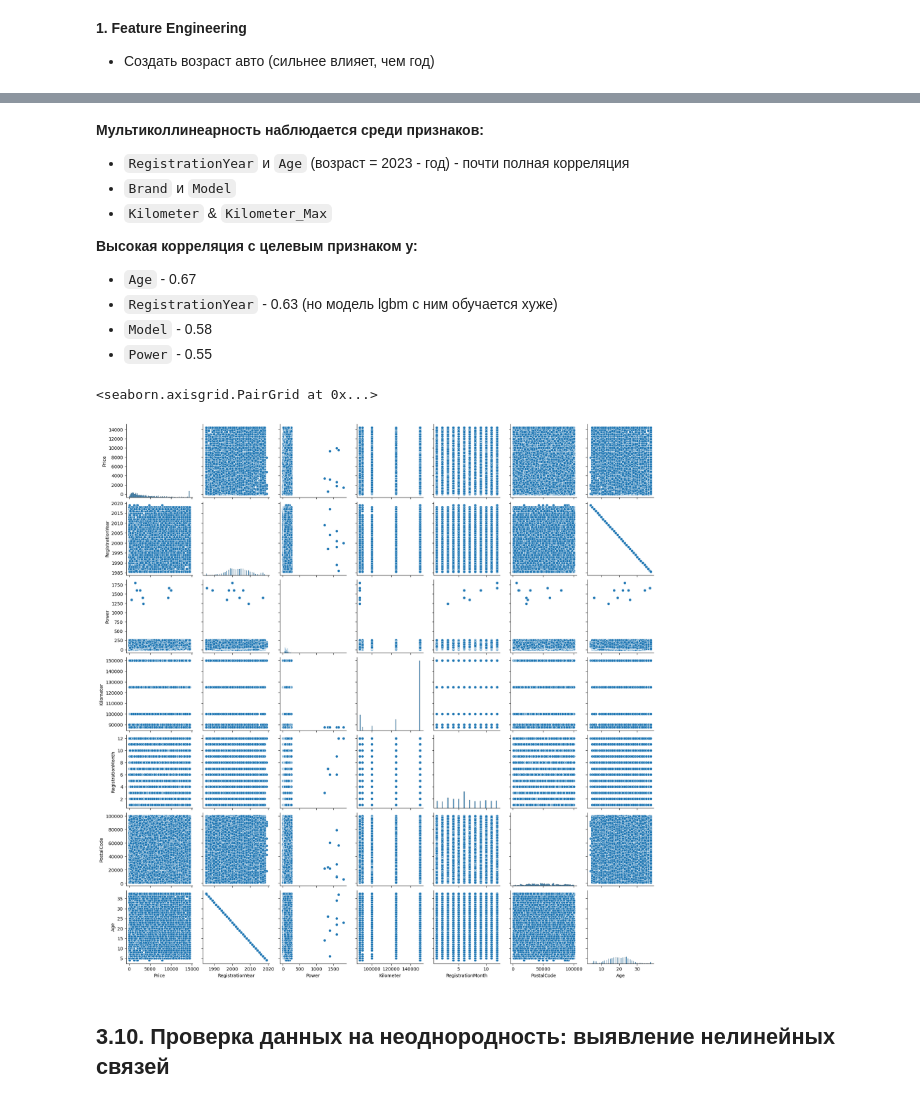
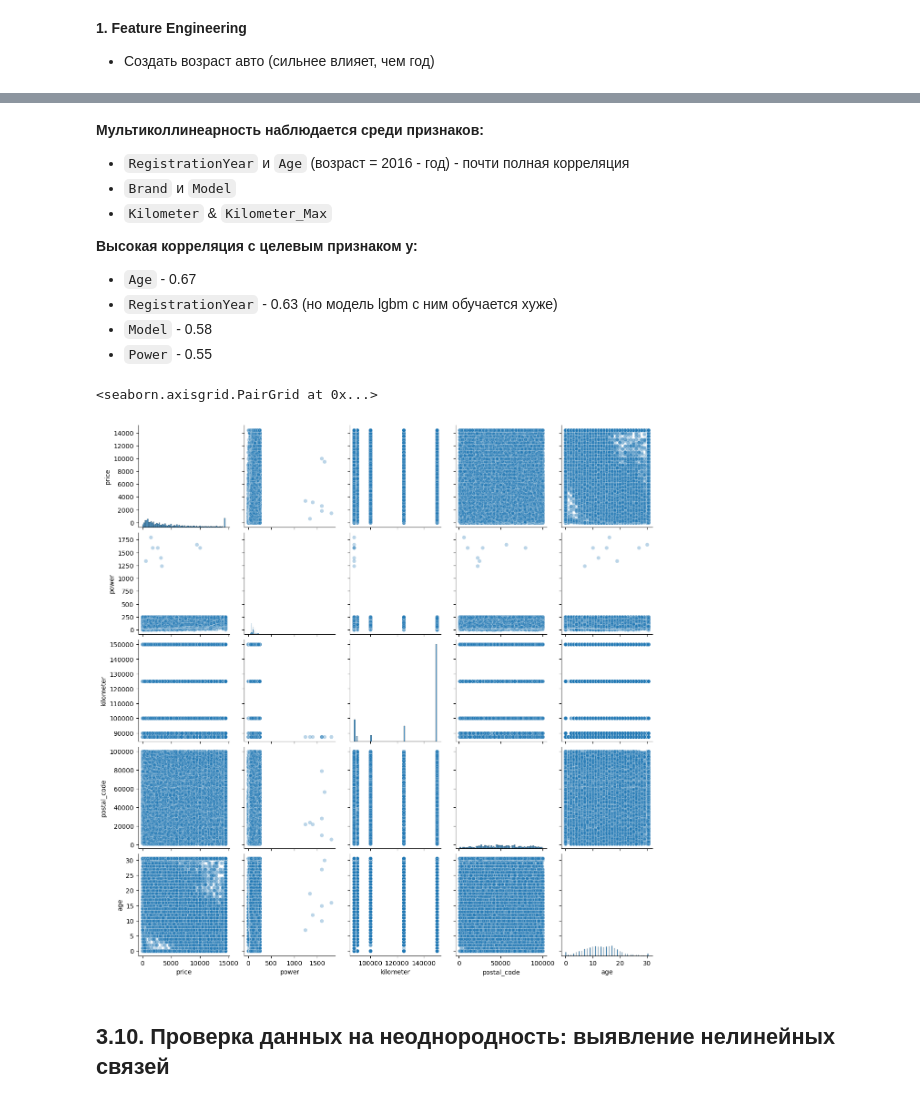
Before and after one commit to azarovdimka/Data_Science, a Jupyter notebook: Machine_Learning/Рыночная стоимость авто/Рыночная стоимость авто.ipynb, the cells around one changed output, grey strips where cells are left out. Drawn from its saved outputs; the diff is of its cells as text; code cells hidden in the pictures.

```diff
--- a/Machine_Learning/Рыночная стоимость авто/Рыночная стоимость авто.ipynb
+++ b/Machine_Learning/Рыночная стоимость авто/Рыночная стоимость авто.ipynb
@@ -113,6 +144,12 @@ except (FileNotFoundError, OSError):
 # Разделение всего датафрейма
 train_df, test_df = train_test_split(df, test_size=0.25, random_state=42)
 
-print(f'Train: {train_df.shape[0]} строк')
-print(f'Test: {test_df.shape[0]} строк')
+# Train/Val split
+train_df, val_df = train_test_split(train_df, test_size=0.2, random_state=42)
+
+total = len(df)
+
+print(f'Train: {train_df.shape[0]:>6} строк ({train_df.shape[0]/total*100:>5.1f}%)')
+print(f'Valid: {val_df.shape[0]:>6} строк ({val_df.shape[0]/total*100:>5.1f}%)')
+print(f'Test:  {test_df.shape[0]:>6} строк ({test_df.shape[0]/total*100:>5.1f}%)')
 # %% [output]
@@ -1140,0 +1302,18 @@ plt.show()
+# %%
+train_df['region'] = train_df['postal_code'] // 1000
+test_df['region'] = test_df['postal_code'] // 1000
+val_df['region'] = val_df['postal_code'] // 1000
+
+features = ['region', 'model']
+
+fig, axes = plt.subplots(2, 1, figsize=(25, 6))
+
+for idx, feature in enumerate(features):
+    sns.countplot(data=train_df, x=feature, ax=axes[idx], order=train_df[feature].value_counts().index)
+    axes[idx].set_title(f'Распределение по признаку {feature}')
+    axes[idx].set_xlabel(feature)
+    axes[idx].set_ylabel('Количество')
+    axes[idx].tick_params(axis='x', rotation=45)
+
+plt.tight_layout()
+plt.show()
@@ -1269,5 +1458,6 @@ train_df.describe()
 
 - Создать возраст авто (сильнее влияет, чем год)
 # %%
-train_df['Age'] = 2023 - train_df['RegistrationYear']
-test_df['Age'] = 2023 - test_df['RegistrationYear']
+train_df['age'] = 2016 - train_df['registration_year']
+test_df['age'] = 2016 - test_df['registration_year']
+val_df['age'] = 2016 - val_df['registration_year']
@@ -1311,5 +1475,5 @@ train_df.head()
 # %%
-interval_cols = interval_cols = ['Price', 'Power', 'Kilometer', 'PostalCode', 'Age'] # только дробные числа, или которые не в силах посчитать руками (если очень много значений, значит интервальный тип)
+interval_cols = interval_cols = ['price', 'power', 'kilometer', 'postal_code', 'age'] # только дробные числа, или которые не в силах посчитать руками (если очень много значений, значит интервальный тип)
 
 phik_corr = train_df.phik_matrix(interval_cols=interval_cols)
 phik_corr
@@ -1337,7 +1502,7 @@ plt.show()
 # %% [markdown]
 **Мультиколлинеарность наблюдается среди признаков:**
 
-- `RegistrationYear` и `Age` (возраст = 2023 - год) - почти полная корреляция
+- `RegistrationYear` и `Age` (возраст = 2016 - год) - почти полная корреляция
 - `Brand` и `Model`
 - `Kilometer` & `Kilometer_Max`
 
@@ -1348,10 +1513,10 @@ plt.show()
 - `Model` - 0.58
 - `Power` - 0.55
 # %%
-sns.pairplot(train_df)
+sns.pairplot(train_df[interval_cols], plot_kws={'alpha': 0.3})
 # %% [output]
 <seaborn.axisgrid.PairGrid at 0x...>
-[figure, old version]
+[figure, new version]
 # %% [markdown]
 ## **3.10. Проверка данных на неоднородность: выявление нелинейных связей**
 # %% [markdown]
```
Also changed, not shown: parts of 86 cells of this notebook.
